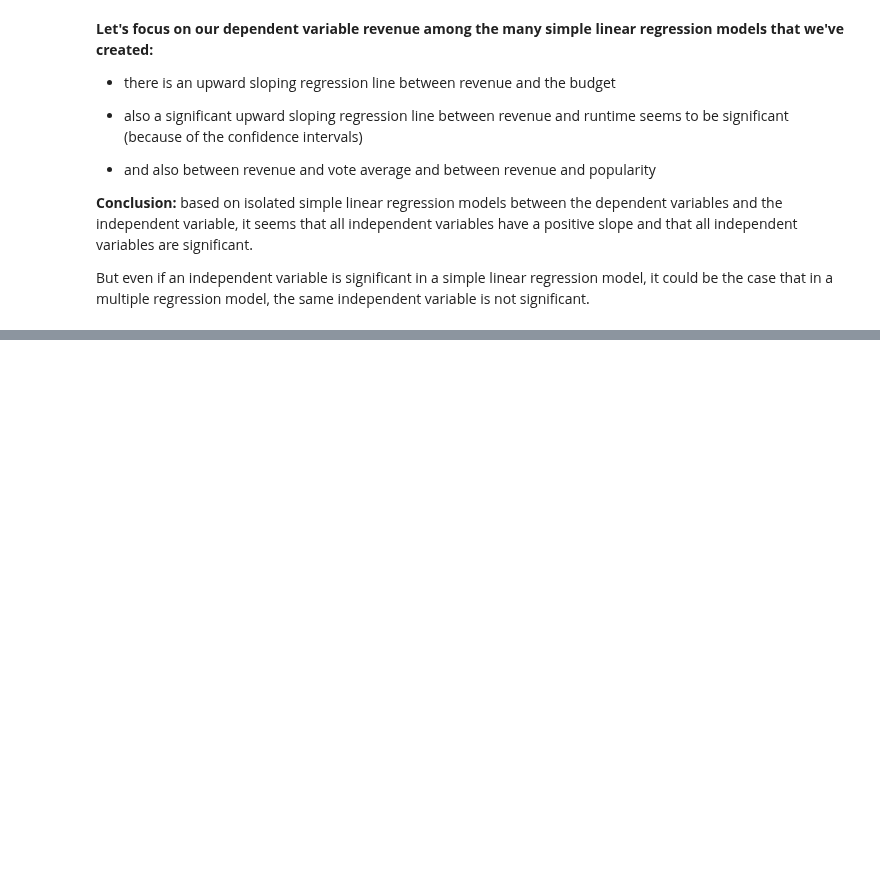
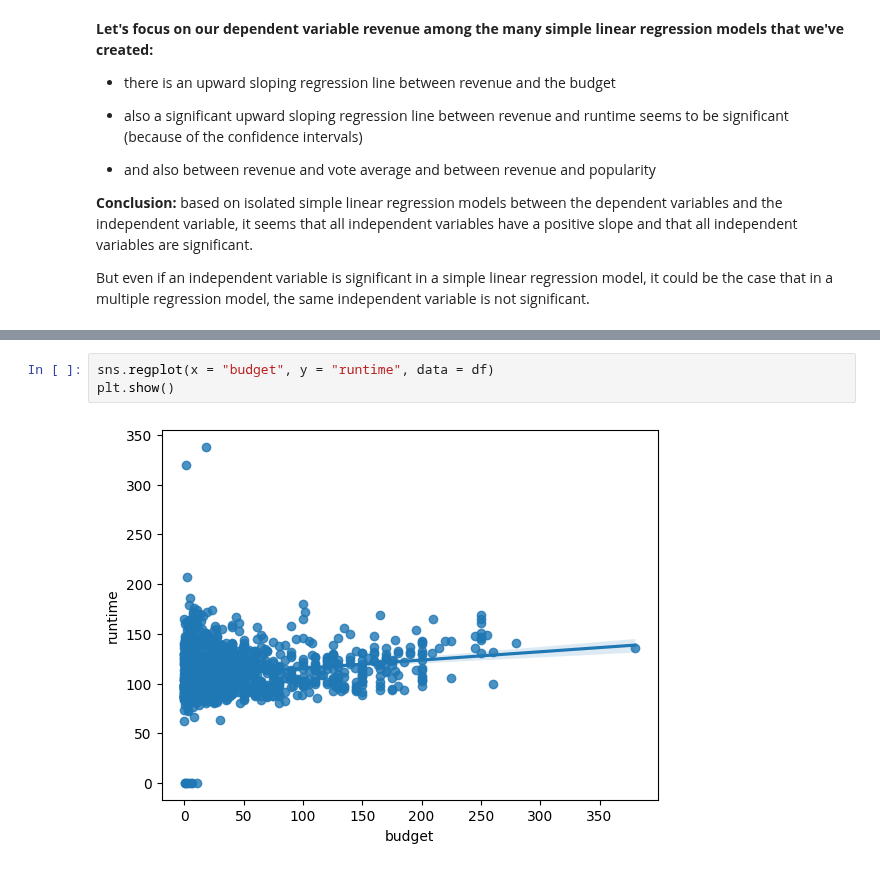
Before and after one commit to mindeleven/Analyzing-financial-data-with-python-and-rust, a Jupyter notebook: algorithmic_trading/python-for-finance-hagmann/Notebooks/ch27012_multiple_regression_model.ipynb, the cells around one changed output, grey strips where cells are left out. Saved outputs shown, nothing was run; the diff lists cells and outputs as text; blank space fills up the shorter version.

```diff
--- a/algorithmic_trading/python-for-finance-hagmann/Notebooks/ch27012_multiple_regression_model.ipynb
+++ b/algorithmic_trading/python-for-finance-hagmann/Notebooks/ch27012_multiple_regression_model.ipynb
@@ -277,0 +525,5 @@ But even if an independent variable is significant in a simple linear regression
+# %%
+sns.regplot(x = "budget", y = "runtime", data = df)
+plt.show()
+# %% [output]
+[figure, added]
```
Also changed, not shown: parts of 39 cells of this notebook.
